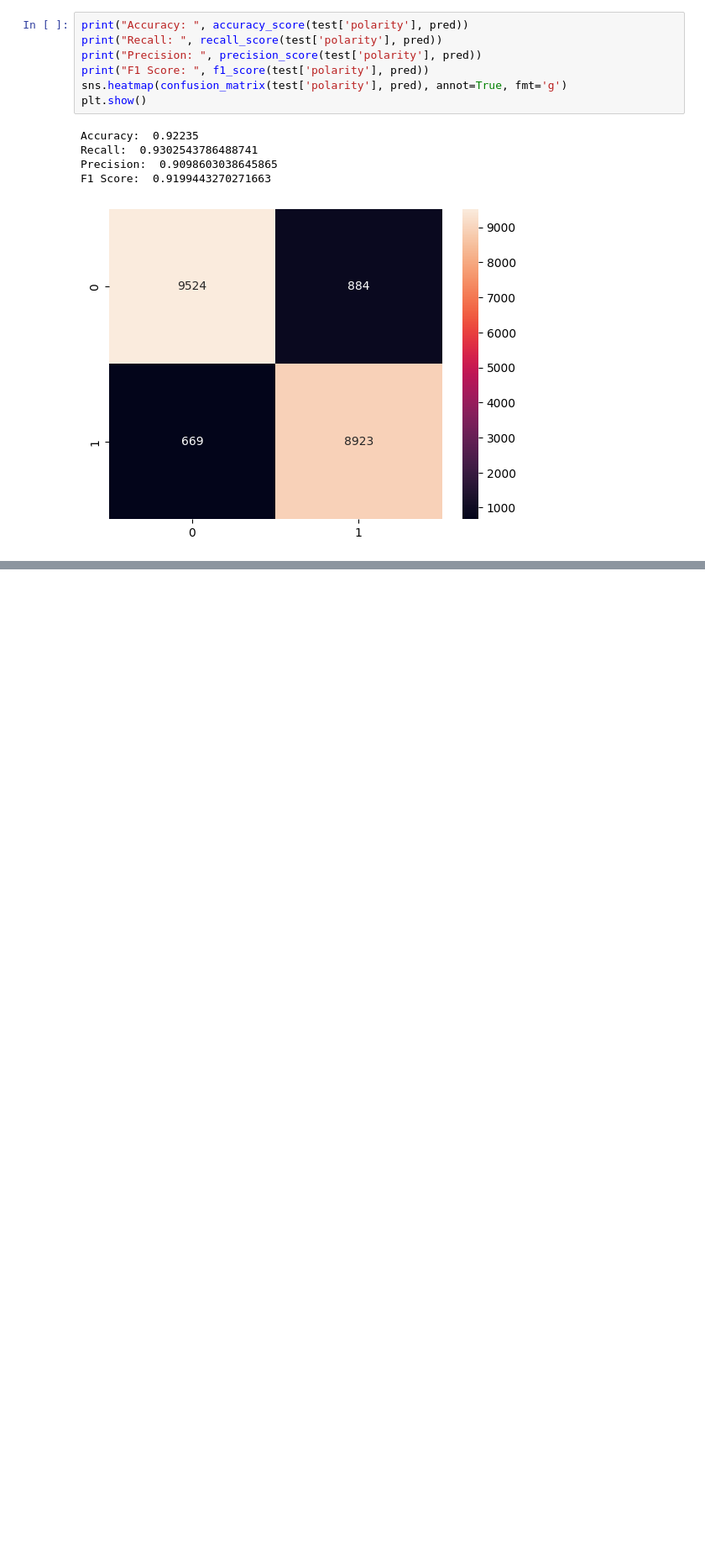
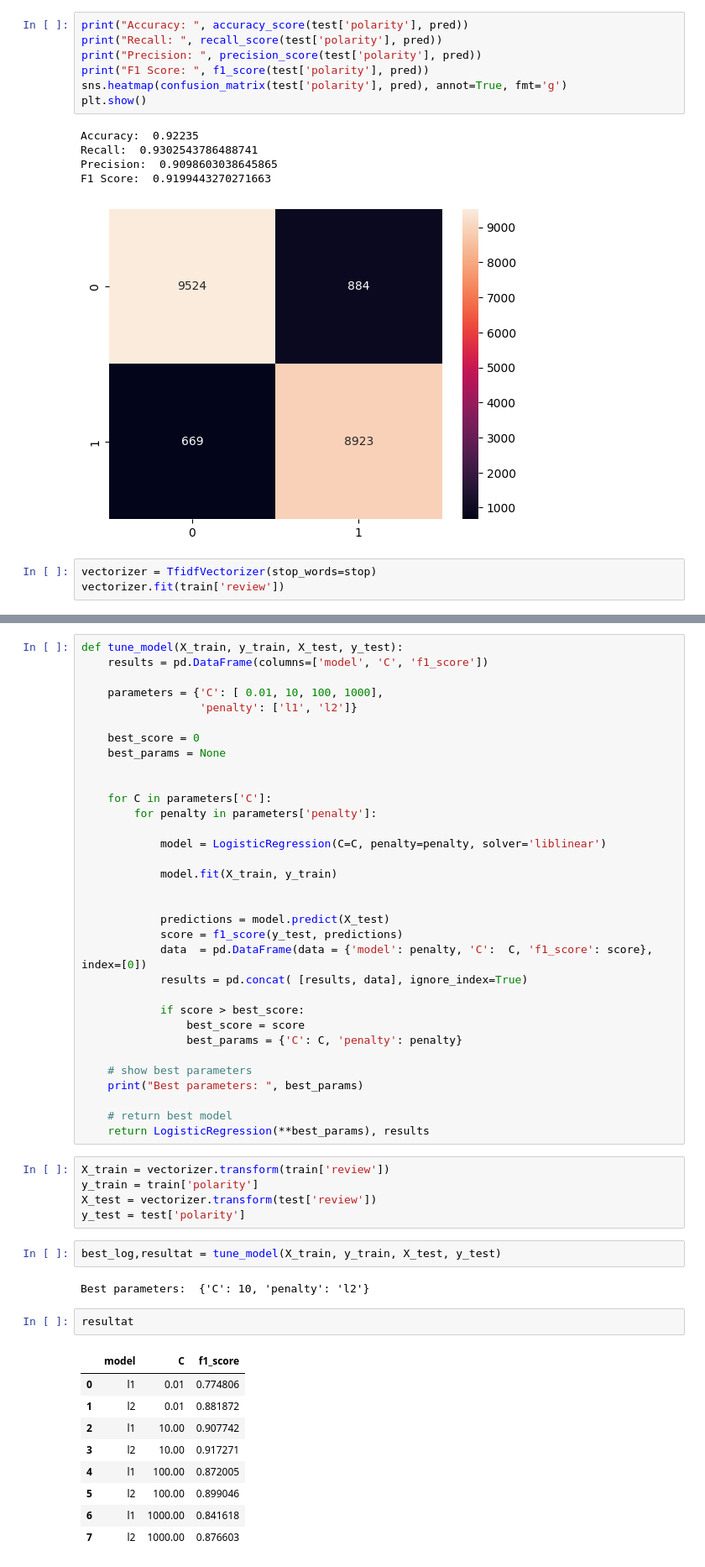
Before and after one commit to sambegou122/mlops_project, a Jupyter notebook: notebook/model_design.ipynb, the cells around one changed output, grey strips where cells are left out. Shown: that part at 84% size. Drawn from its saved outputs; the diff is of its cells as text; blank space fills up the shorter version.

```diff
--- a/notebook/model_design.ipynb
+++ b/notebook/model_design.ipynb
@@ -99,3 +99,6 @@ Recall:  0.9302543786488741
 Precision:  0.9098603038645865
 F1 Score:  0.9199443270271663
 [figure]
+# %%
+vectorizer = TfidfVectorizer(stop_words=stop)
+vectorizer.fit(train['review'])
@@ -101,0 +120,54 @@ F1 Score:  0.9199443270271663
+# %%
+def tune_model(X_train, y_train, X_test, y_test):
+    results = pd.DataFrame(columns=['model', 'C', 'f1_score'])
+
+    parameters = {'C': [ 0.01, 10, 100, 1000],
+                  'penalty': ['l1', 'l2']}
+
+    best_score = 0
+    best_params = None
+
+
+    for C in parameters['C']:
+        for penalty in parameters['penalty']:
+
+            model = LogisticRegression(C=C, penalty=penalty, solver='liblinear')
+
+            model.fit(X_train, y_train)
+
+
+            predictions = model.predict(X_test)
+            score = f1_score(y_test, predictions)
+            data  = pd.DataFrame(data = {'model': penalty, 'C':  C, 'f1_score': score}, index=[0])
+            results = pd.concat( [results, data], ignore_index=True)
+
+            if score > best_score:
+                best_score = score
+                best_params = {'C': C, 'penalty': penalty}
+
+    # show best parameters
+    print("Best parameters: ", best_params)
+
+    # return best model
+    return LogisticRegression(**best_params), results
+# %%
+X_train = vectorizer.transform(train['review'])
+y_train = train['polarity']
+X_test = vectorizer.transform(test['review'])
+y_test = test['polarity']
+# %%
+best_log,resultat = tune_model(X_train, y_train, X_test, y_test)
+# %% [output]
+Best parameters:  {'C': 10, 'penalty': 'l2'}
+# %%
+resultat
+# %% [output]
+|  | model | C | f1_score |
+| 0 | l1 | 0.01 | 0.774806 |
+| 1 | l2 | 0.01 | 0.881872 |
+| 2 | l1 | 10.00 | 0.907742 |
+| 3 | l2 | 10.00 | 0.917271 |
+| 4 | l1 | 100.00 | 0.872005 |
+| 5 | l2 | 100.00 | 0.899046 |
+| 6 | l1 | 1000.00 | 0.841618 |
+| 7 | l2 | 1000.00 | 0.876603 |
```
Also changed, not shown: parts of 8 cells of this notebook, 3 other files.
